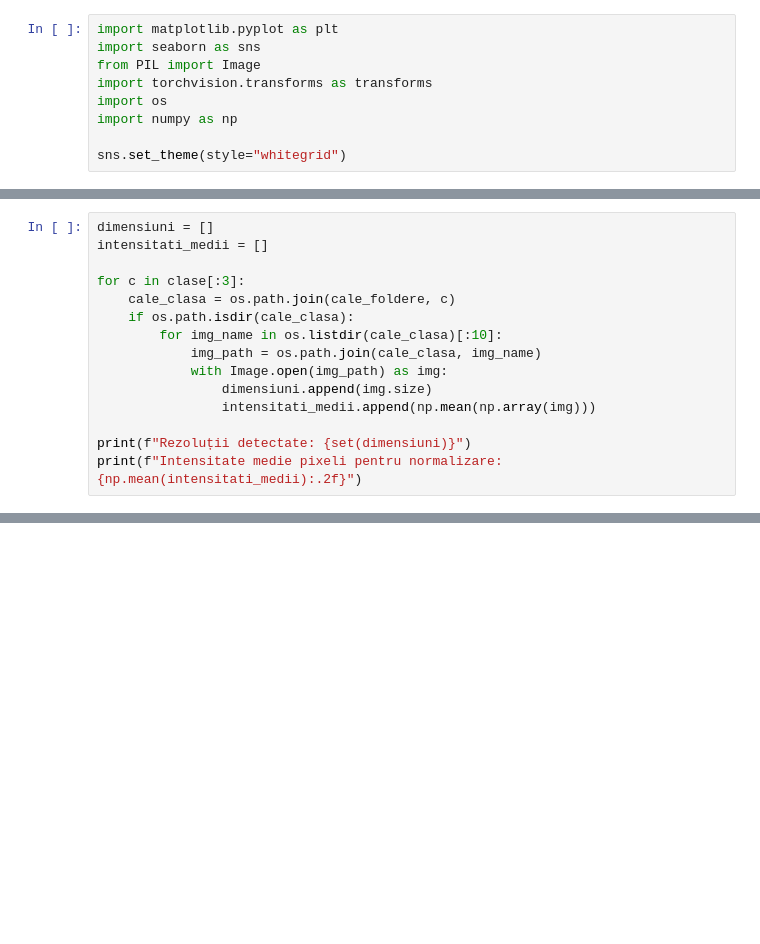
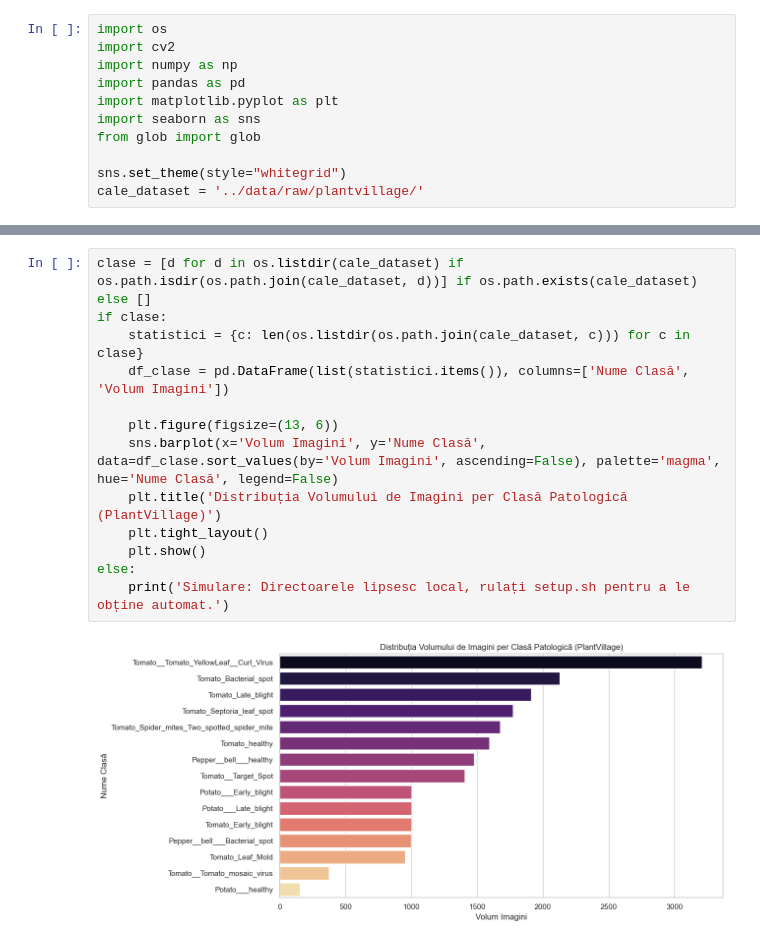
Before and after one commit to MrWeeb0/AgriGuard-AI, a Jupyter notebook: notebooks/02_eda_vision_data.ipynb, the cells around one changed output, grey strips where cells are left out. Cells and saved outputs as stored; diff of their text form; blank space fills up the shorter version.

```diff
--- a/notebooks/02_eda_vision_data.ipynb
+++ b/notebooks/02_eda_vision_data.ipynb
@@ -1,9 +5,11 @@
 # %%
+import os
+import cv2
+import numpy as np
+import pandas as pd
 import matplotlib.pyplot as plt
 import seaborn as sns
-from PIL import Image
-import torchvision.transforms as transforms
-import os
-import numpy as np
+from glob import glob
 
 sns.set_theme(style="whitegrid")
+cale_dataset = '../data/raw/plantvillage/'
@@ -53,15 +15,0 @@ Clasa: Tomato_healthy -> Pondere: 0.8648
-# %%
-dimensiuni = []
-intensitati_medii = []
-
-for c in clase[:3]:
-    cale_clasa = os.path.join(cale_foldere, c)
-    if os.path.isdir(cale_clasa):
-        for img_name in os.listdir(cale_clasa)[:10]:
-            img_path = os.path.join(cale_clasa, img_name)
-            with Image.open(img_path) as img:
-                dimensiuni.append(img.size)
-                intensitati_medii.append(np.mean(np.array(img)))
-
-print(f"Rezoluții detectate: {set(dimensiuni)}")
-print(f"Intensitate medie pixeli pentru normalizare: {np.mean(intensitati_medii):.2f}")
@@ -105,0 +19,15 @@ print("   bazat pe un prag Softmax de tau = 0.75 pentru a intercepta și bloca c
+# %%
+clase = [d for d in os.listdir(cale_dataset) if os.path.isdir(os.path.join(cale_dataset, d))] if os.path.exists(cale_dataset) else []
+if clase:
+    statistici = {c: len(os.listdir(os.path.join(cale_dataset, c))) for c in clase}
+    df_clase = pd.DataFrame(list(statistici.items()), columns=['Nume Clasă', 'Volum Imagini'])
+
+    plt.figure(figsize=(13, 6))
+    sns.barplot(x='Volum Imagini', y='Nume Clasă', data=df_clase.sort_values(by='Volum Imagini', ascending=False), palette='magma', hue='Nume Clasă', legend=False)
+    plt.title('Distribuția Volumului de Imagini per Clasă Patologică (PlantVillage)')
+    plt.tight_layout()
+    plt.show()
+else:
+    print('Simulare: Directoarele lipsesc local, rulați setup.sh pentru a le obține automat.')
+# %% [output]
+[figure, added]
```
Also changed, not shown: parts of 10 cells of this notebook, 12 other files.
